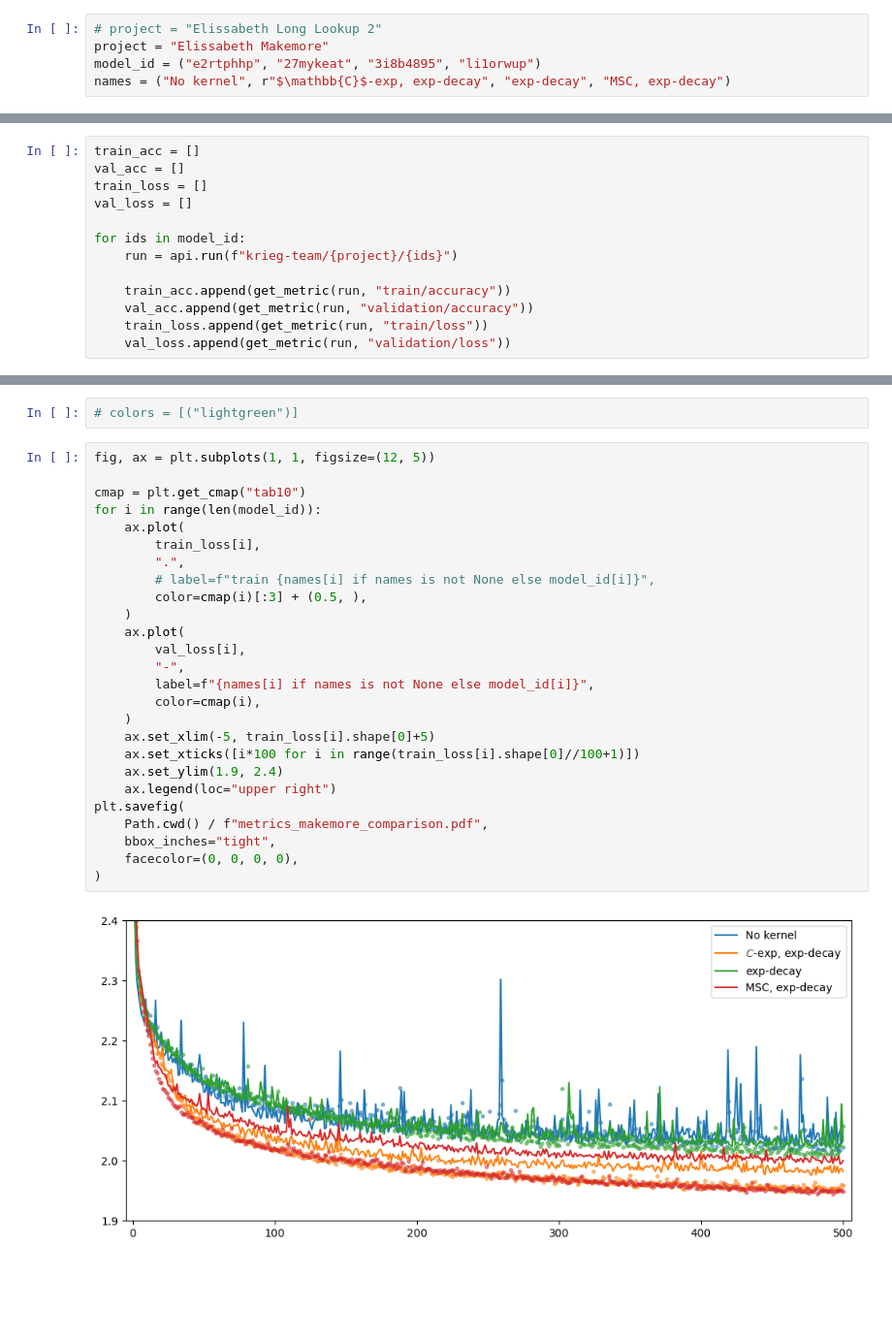
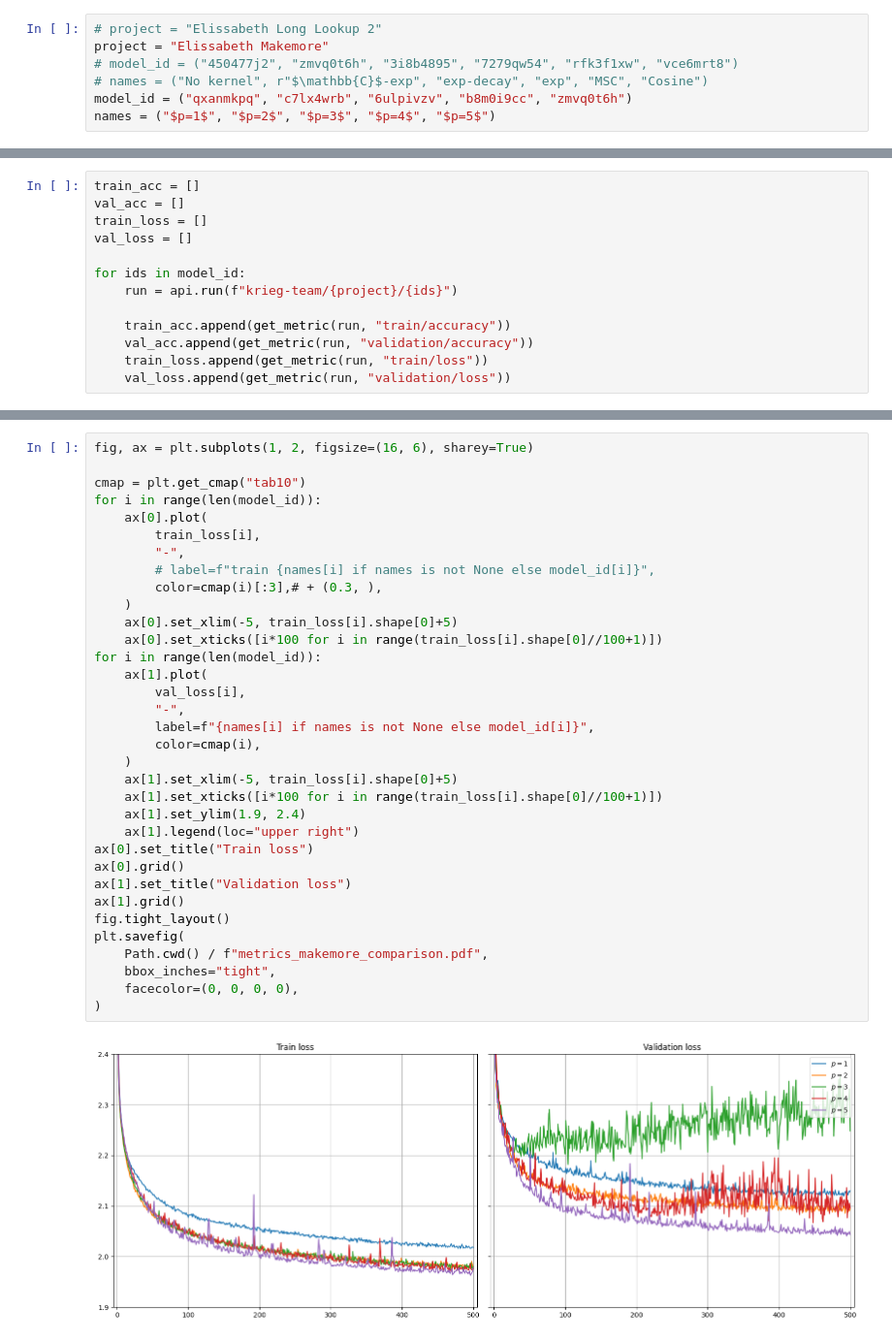
Before and after one commit to irkri/elissabeth, a Jupyter notebook: projects/wandb_extract.ipynb, the cells around one changed output, grey strips where cells are left out. Shown: that part at 97% size. Cells and saved outputs as stored; diff of their text form; blank space fills up the shorter version.

```diff
--- a/projects/wandb_extract.ipynb
+++ b/projects/wandb_extract.ipynb
@@ -7,8 +7,10 @@ import wandb
 # %%
 # project = "Elissabeth Long Lookup 2"
 project = "Elissabeth Makemore"
-model_id = ("e2rtphhp", "27mykeat", "3i8b4895", "li1orwup")
-names = ("No kernel", r"$\mathbb{C}$-exp, exp-decay", "exp-decay", "MSC, exp-decay")
+# model_id = ("450477j2", "zmvq0t6h", "3i8b4895", "7279qw54", "rfk3f1xw", "vce6mrt8")
+# names = ("No kernel", r"$\mathbb{C}$-exp", "exp-decay", "exp", "MSC", "Cosine")
+model_id = ("qxanmkpq", "c7lx4wrb", "6ulpivzv", "b8m0i9cc", "zmvq0t6h")
+names = ("$p=1$", "$p=2$", "$p=3$", "$p=4$", "$p=5$")
 # %%
 api = wandb.Api()
 # %%
@@ -60,30 +62,36 @@ AttributeError: 'list' object has no attribute 'shape'
-# %%
-# colors = [("lightgreen")]
 # %%
-fig, ax = plt.subplots(1, 1, figsize=(12, 5))
+fig, ax = plt.subplots(1, 2, figsize=(16, 6), sharey=True)
 
 cmap = plt.get_cmap("tab10")
 for i in range(len(model_id)):
-    ax.plot(
+    ax[0].plot(
         train_loss[i],
-        ".",
+        "-",
         # label=f"train {names[i] if names is not None else model_id[i]}",
-        color=cmap(i)[:3] + (0.5, ),
+        color=cmap(i)[:3],# + (0.3, ),
     )
-    ax.plot(
+    ax[0].set_xlim(-5, train_loss[i].shape[0]+5)
+    ax[0].set_xticks([i*100 for i in range(train_loss[i].shape[0]//100+1)])
+for i in range(len(model_id)):
+    ax[1].plot(
         val_loss[i],
         "-",
         label=f"{names[i] if names is not None else model_id[i]}",
         color=cmap(i),
     )
-    ax.set_xlim(-5, train_loss[i].shape[0]+5)
-    ax.set_xticks([i*100 for i in range(train_loss[i].shape[0]//100+1)])
-    ax.set_ylim(1.9, 2.4)
-    ax.legend(loc="upper right")
+    ax[1].set_xlim(-5, train_loss[i].shape[0]+5)
+    ax[1].set_xticks([i*100 for i in range(train_loss[i].shape[0]//100+1)])
+    ax[1].set_ylim(1.9, 2.4)
+    ax[1].legend(loc="upper right")
+ax[0].set_title("Train loss")
+ax[0].grid()
+ax[1].set_title("Validation loss")
+ax[1].grid()
+fig.tight_layout()
 plt.savefig(
     Path.cwd() / f"metrics_makemore_comparison.pdf",
     bbox_inches="tight",
     facecolor=(0, 0, 0, 0),
 )
 # %% [output]
-[figure, old version]
+[figure, new version]
```
Also changed, not shown: parts of 1 cell of this notebook, 6 other files.
